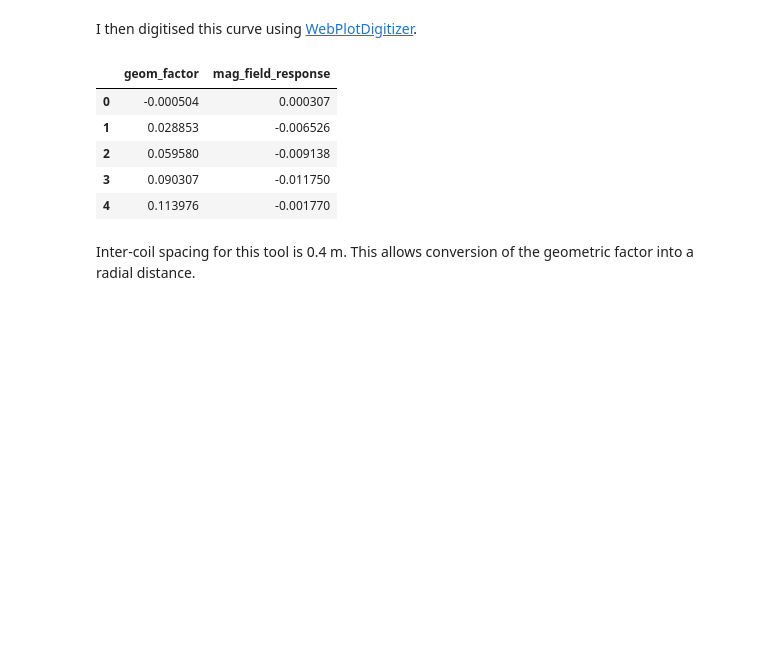
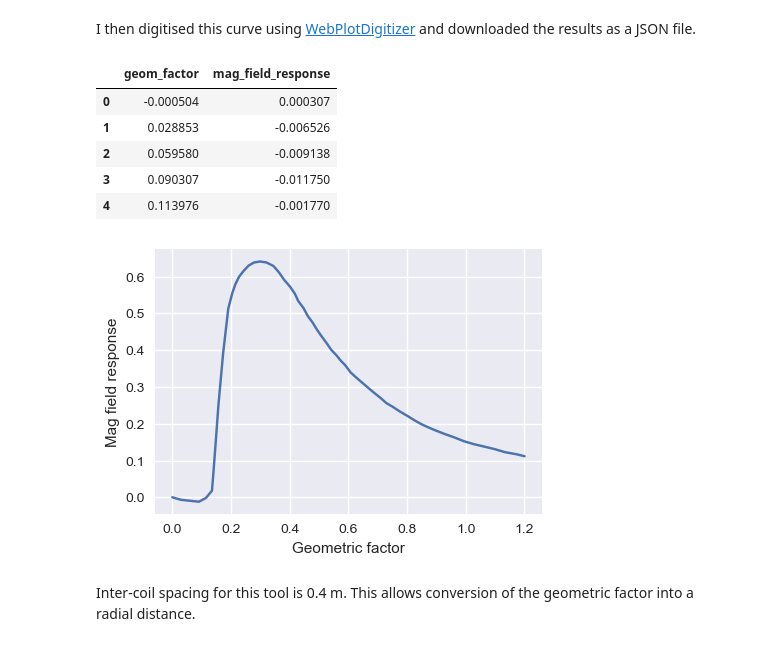
Before and after one commit to kinverarity1/downhole-induction-sensitivity, a Jupyter notebook: Induction probe radial response.ipynb, the cells around one changed output. Drawn from its saved outputs; the diff is of its cells as text; code cells hidden in the pictures; blank space fills up the shorter version.

```diff
--- a/Induction probe radial response.ipynb
+++ b/Induction probe radial response.ipynb
@@ -14,24 +14,29 @@ The manual for the induction probe (Auslog, originally W&R Instruments HI 327F)
 
 ![](hi_327f_manual_radial_response.png)
 # %% [markdown]
-I then digitised this curve using [WebPlotDigitizer](https://automeris.io/WebPlotDigitizer/).
+I then digitised this curve using [WebPlotDigitizer](https://automeris.io/WebPlotDigitizer/) and downloaded the results as a JSON file.
 # %%
-path = Path(r"r:\dfw_cbd\geophyslogs\equipment\probes\ind3s\response")
+path = Path(".")
 filename = str(path / "hi327f_radial_response.json")
 with open(filename, "r") as f:
     data = json.load(f)
 
 points = [x["value"] for x in data["datasetColl"][0]["data"]]
 df = pd.DataFrame(points, columns=["geom_factor", "mag_field_response"])
 df.to_csv("radial_response.csv")
+plt.plot(df.geom_factor, df.mag_field_response)
+plt.xlabel("Geometric factor")
+plt.ylabel("Mag field response")
+
 df.head()
 # %% [output]
 |  | geom_factor | mag_field_response |
 | 0 | -0.000504 | 0.000307 |
 | 1 | 0.028853 | -0.006526 |
 | 2 | 0.059580 | -0.009138 |
 | 3 | 0.090307 | -0.011750 |
 | 4 | 0.113976 | -0.001770 |
+[figure, added]
 # %% [markdown]
 Inter-coil spacing for this tool is 0.4 m. This allows conversion of the geometric factor into a radial distance.
 # %%
```
Also changed, not shown: parts of 1 cell of this notebook, 1 other file.
